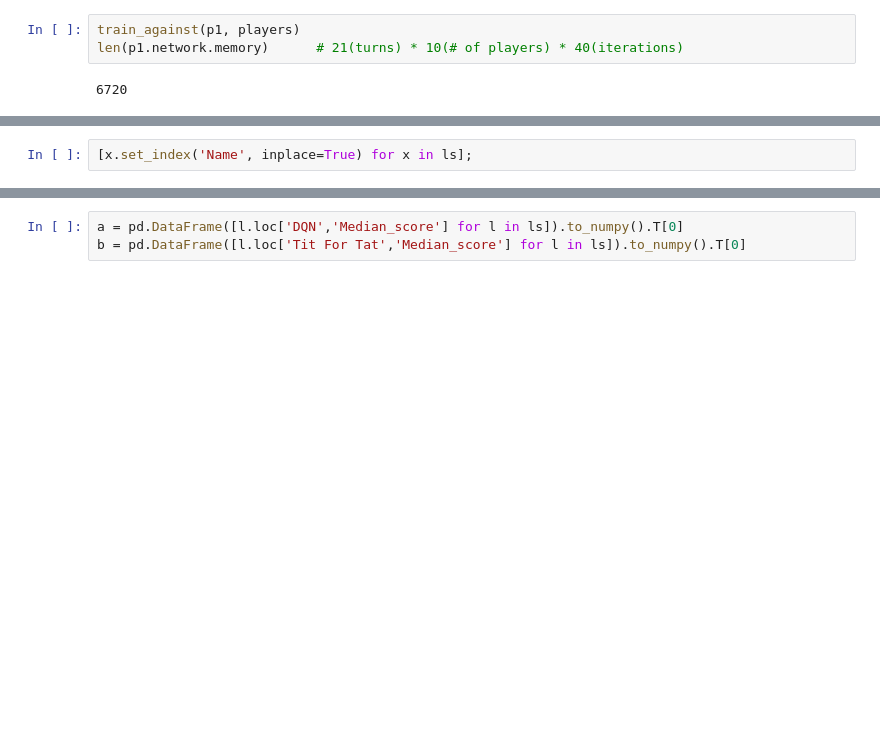
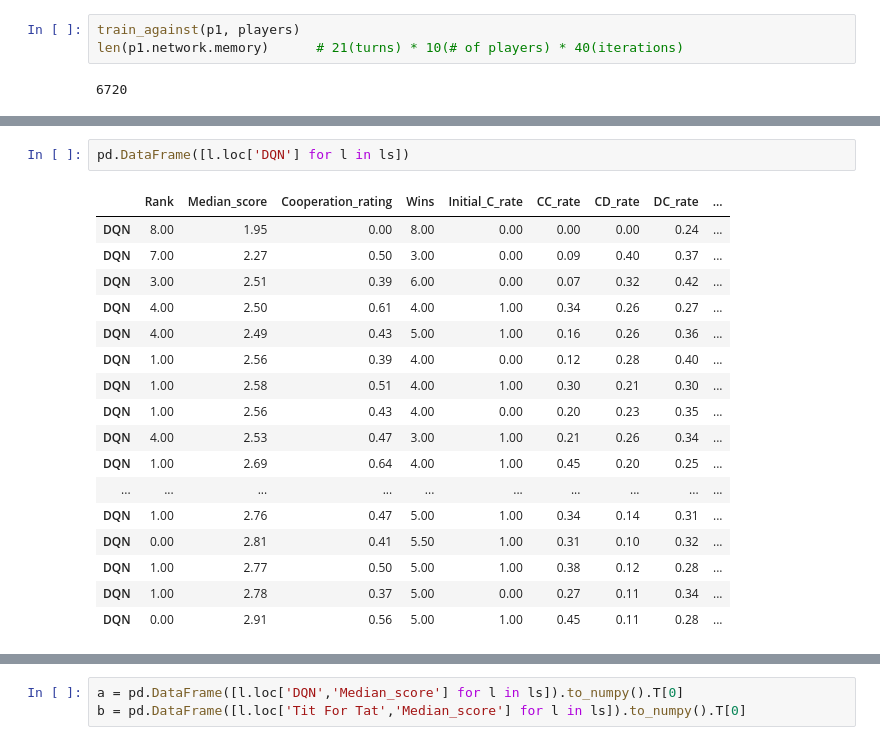
Before and after one commit to hongh-zhang/The-Evolution-of-Defection, a Jupyter notebook: Stage 2.ipynb, the cells around one changed output, grey strips where cells are left out. Saved outputs shown, nothing was run; the diff lists cells and outputs as text; blank space fills up the shorter version.

```diff
--- a/Stage 2.ipynb
+++ b/Stage 2.ipynb
@@ -186,5 +209,23 @@ p1.plot(min_ran=1000,max_ran=2000)
-# %%
-[x.set_index('Name', inplace=True) for x in ls];
+# %%
+pd.DataFrame([l.loc['DQN'] for l in ls])
+# %% [output]
+|  | Rank | Median_score | Cooperation_rating | Wins | Initial_C_rate | CC_rate | CD_rate | DC_rate | ... |
+| DQN | 8.00 | 1.95 | 0.00 | 8.00 | 0.00 | 0.00 | 0.00 | 0.24 | ... |
+| DQN | 7.00 | 2.27 | 0.50 | 3.00 | 0.00 | 0.09 | 0.40 | 0.37 | ... |
+| DQN | 3.00 | 2.51 | 0.39 | 6.00 | 0.00 | 0.07 | 0.32 | 0.42 | ... |
+| DQN | 4.00 | 2.50 | 0.61 | 4.00 | 1.00 | 0.34 | 0.26 | 0.27 | ... |
+| DQN | 4.00 | 2.49 | 0.43 | 5.00 | 1.00 | 0.16 | 0.26 | 0.36 | ... |
+| DQN | 1.00 | 2.56 | 0.39 | 4.00 | 0.00 | 0.12 | 0.28 | 0.40 | ... |
+| DQN | 1.00 | 2.58 | 0.51 | 4.00 | 1.00 | 0.30 | 0.21 | 0.30 | ... |
+| DQN | 1.00 | 2.56 | 0.43 | 4.00 | 0.00 | 0.20 | 0.23 | 0.35 | ... |
+| DQN | 4.00 | 2.53 | 0.47 | 3.00 | 1.00 | 0.21 | 0.26 | 0.34 | ... |
+| DQN | 1.00 | 2.69 | 0.64 | 4.00 | 1.00 | 0.45 | 0.20 | 0.25 | ... |
+| ... | ... | ... | ... | ... | ... | ... | ... | ... | ... |
+| DQN | 1.00 | 2.76 | 0.47 | 5.00 | 1.00 | 0.34 | 0.14 | 0.31 | ... |
+| DQN | 0.00 | 2.81 | 0.41 | 5.50 | 1.00 | 0.31 | 0.10 | 0.32 | ... |
+| DQN | 1.00 | 2.77 | 0.50 | 5.00 | 1.00 | 0.38 | 0.12 | 0.28 | ... |
+| DQN | 1.00 | 2.78 | 0.37 | 5.00 | 0.00 | 0.27 | 0.11 | 0.34 | ... |
+| DQN | 0.00 | 2.91 | 0.56 | 5.00 | 1.00 | 0.45 | 0.11 | 0.28 | ... |
 # %%
 things = ['Rank', 'Median_score', 'Cooperation_rating', 'Initial_C_rate', 'CC_to_C_rate', 'CD_to_C_rate']
 pd.DataFrame([[l.loc['DQN',t] for t in things] for l in ls], columns=things)
```
Also changed, not shown: parts of 20 cells of this notebook, 11 other files.
